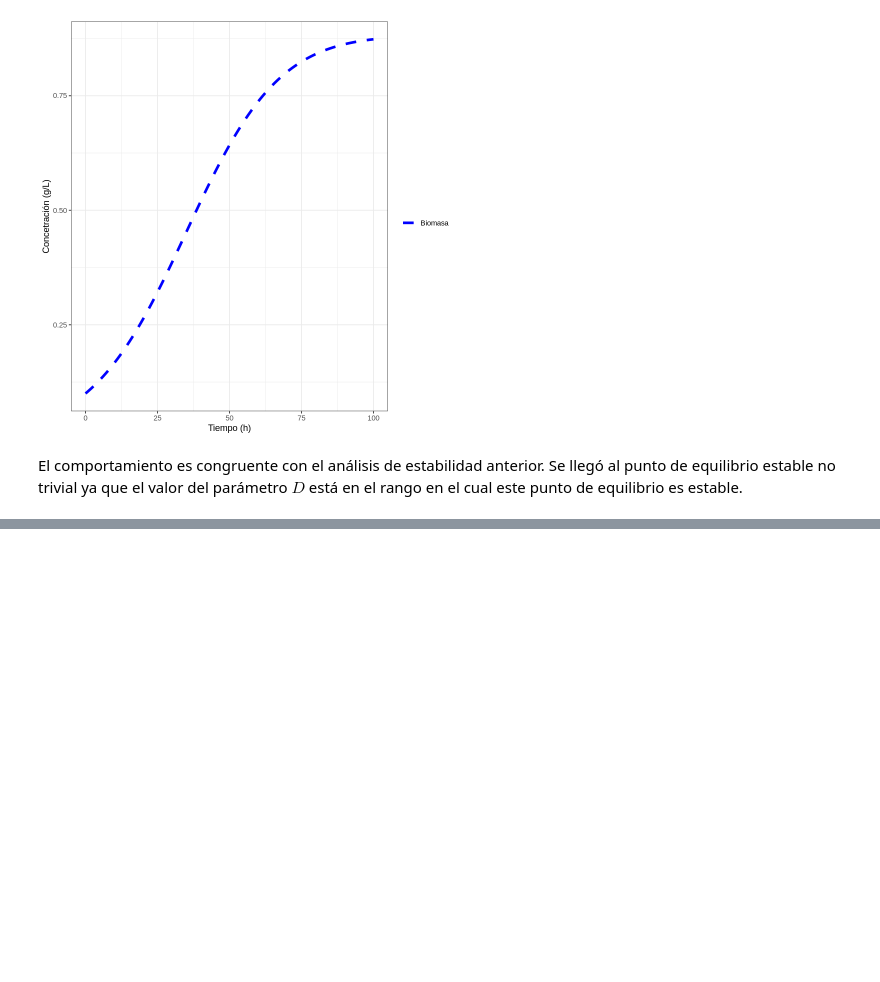
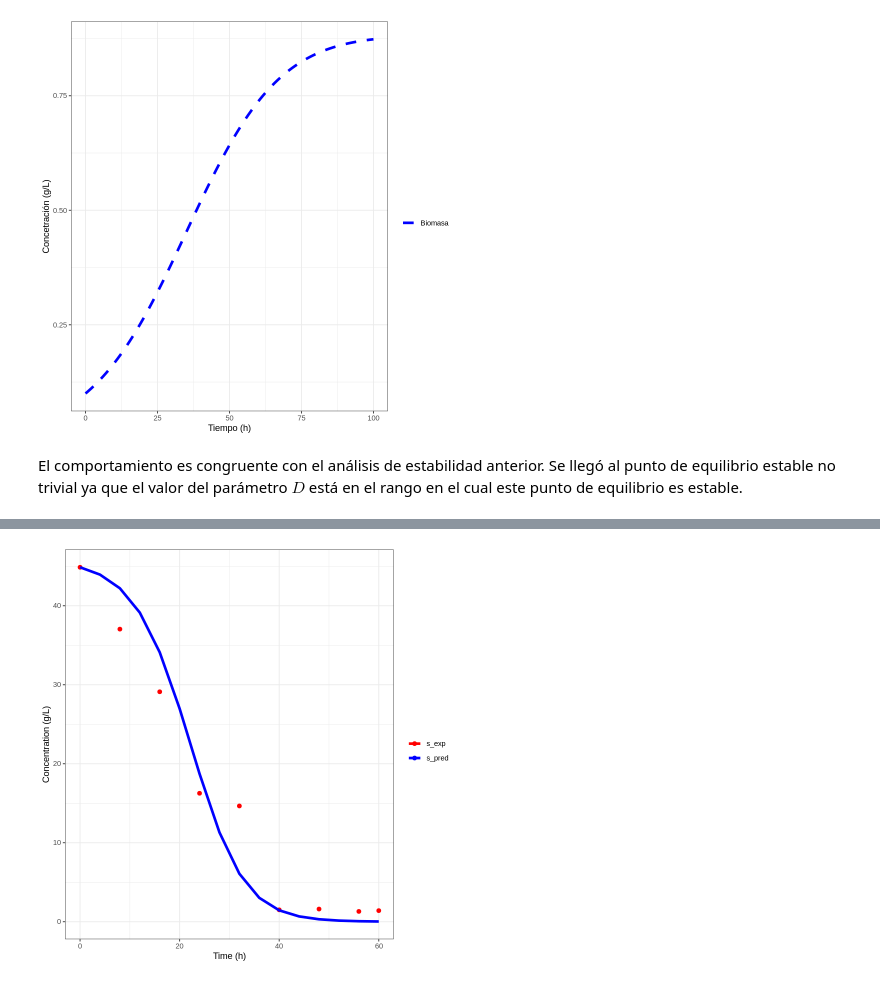
Before and after one commit to JuanM-GG/sistemas-dinamicos-R, a Jupyter notebook: modelo_monod.ipynb, the cells around one changed output, grey strips where cells are left out. Saved outputs shown, nothing was run; the diff lists cells and outputs as text; code cells hidden in the pictures; blank space fills up the shorter version.

```diff
--- a/modelo_monod.ipynb
+++ b/modelo_monod.ipynb
@@ -602,0 +691,10 @@ El comportamiento es congruente con el análisis de estabilidad anterior. Se lle
+# %%
+# comparamos modelo y datos experimentales (sustrato)
+ggplot(data, aes(x=time)) +
+  geom_point(aes(y = s, color = "s_exp"), size = 2) +
+  geom_line(data = out, aes(y = s, color = "s_pred"), lwd = 1.5) +
+  scale_color_manual("", breaks = c("s_exp", "s_pred"), values = c("red", "blue")) +
+  xlab("Time (h)") +
+  ylab("Concentration (g/L)") +
+  theme_bw()
+# %% [output]
@@ -602,0 +703 @@ El comportamiento es congruente con el análisis de estabilidad anterior. Se lle
+[figure, added]
```
Also changed, not shown: parts of 58 cells of this notebook.
